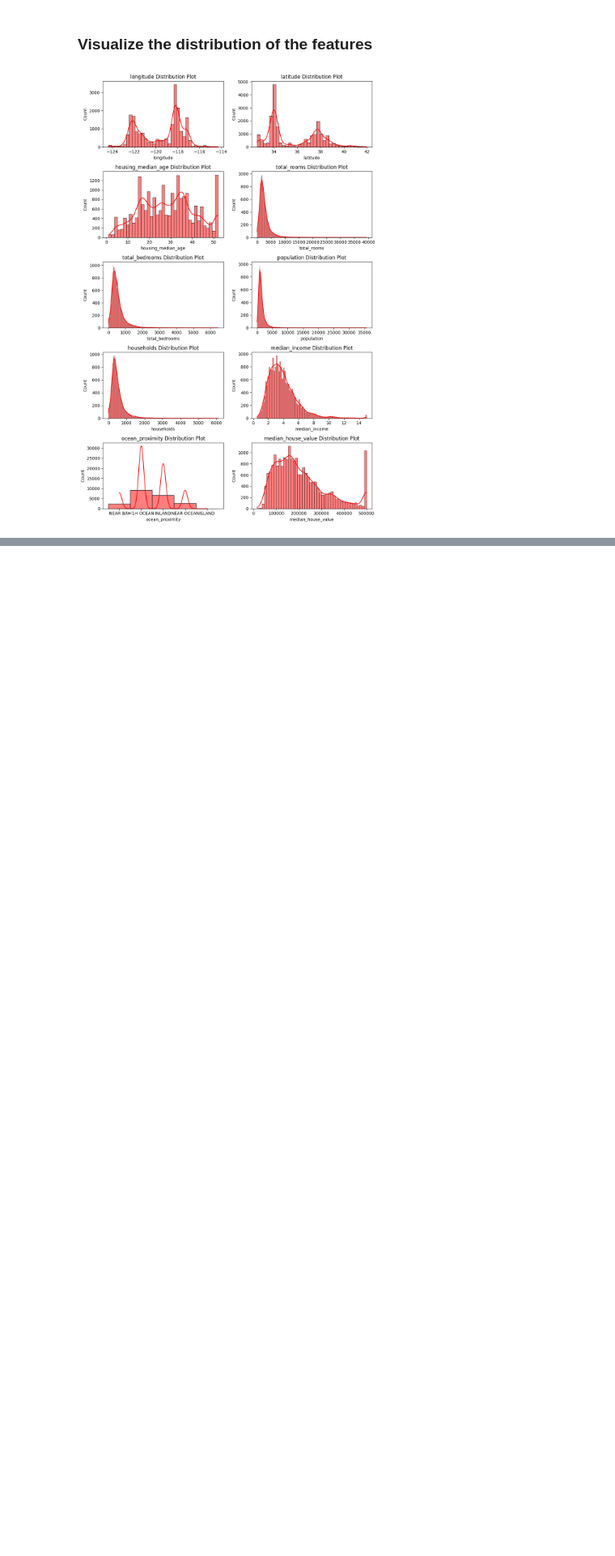
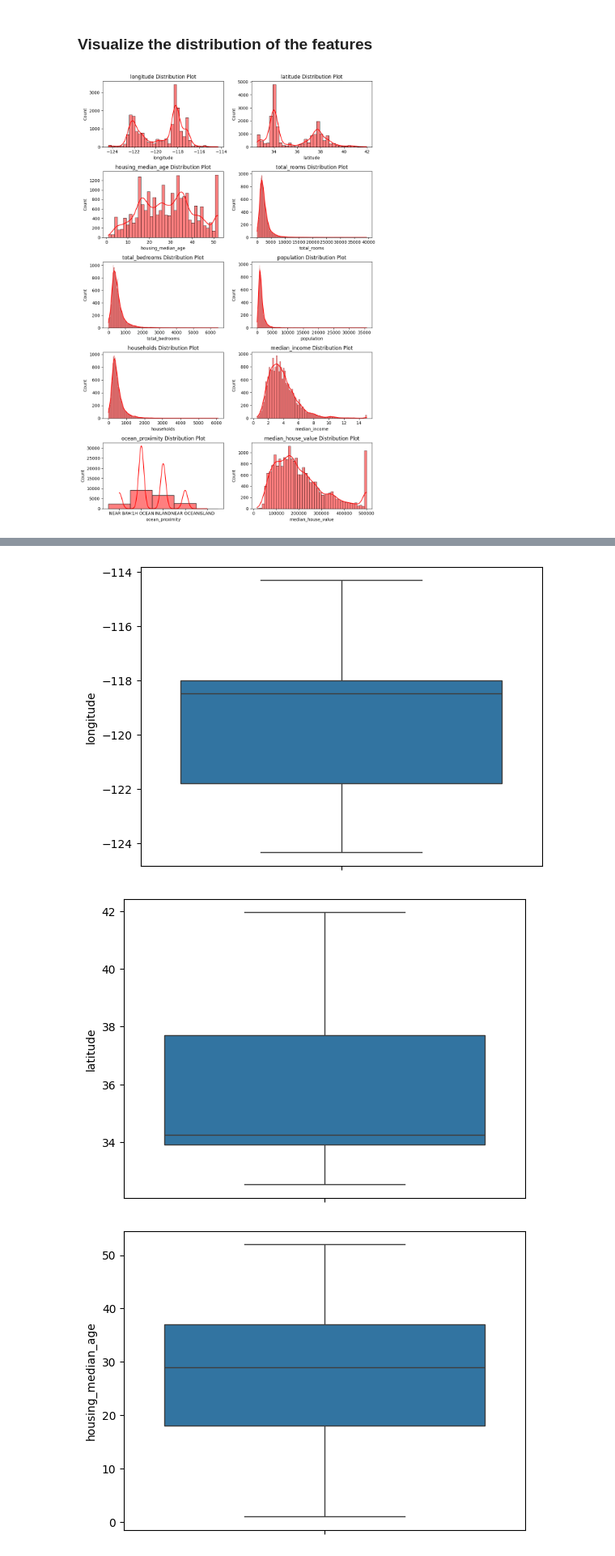
Before and after one commit to AdityaKhatavkar/ml_revision, a Jupyter notebook: regularizaiton/elastic_net/elastic_net.ipynb, the cells around one changed output, grey strips where cells are left out. Shown at 81% size. Saved outputs shown, nothing was run; the diff lists cells and outputs as text; code cells hidden in the pictures; blank space fills up the shorter version.

```diff
--- a/regularizaiton/elastic_net/elastic_net.ipynb
+++ b/regularizaiton/elastic_net/elastic_net.ipynb
@@ -190,0 +195,8 @@ plt.show()
+# %%
+for columns in df.columns:
+    sns.boxplot(df[columns])
+    plt.show()
+# %% [output]
+[figure, added]
+[figure, added]
+[figure, added]
```
Also changed, not shown: parts of 7 cells of this notebook, 2 other files.
